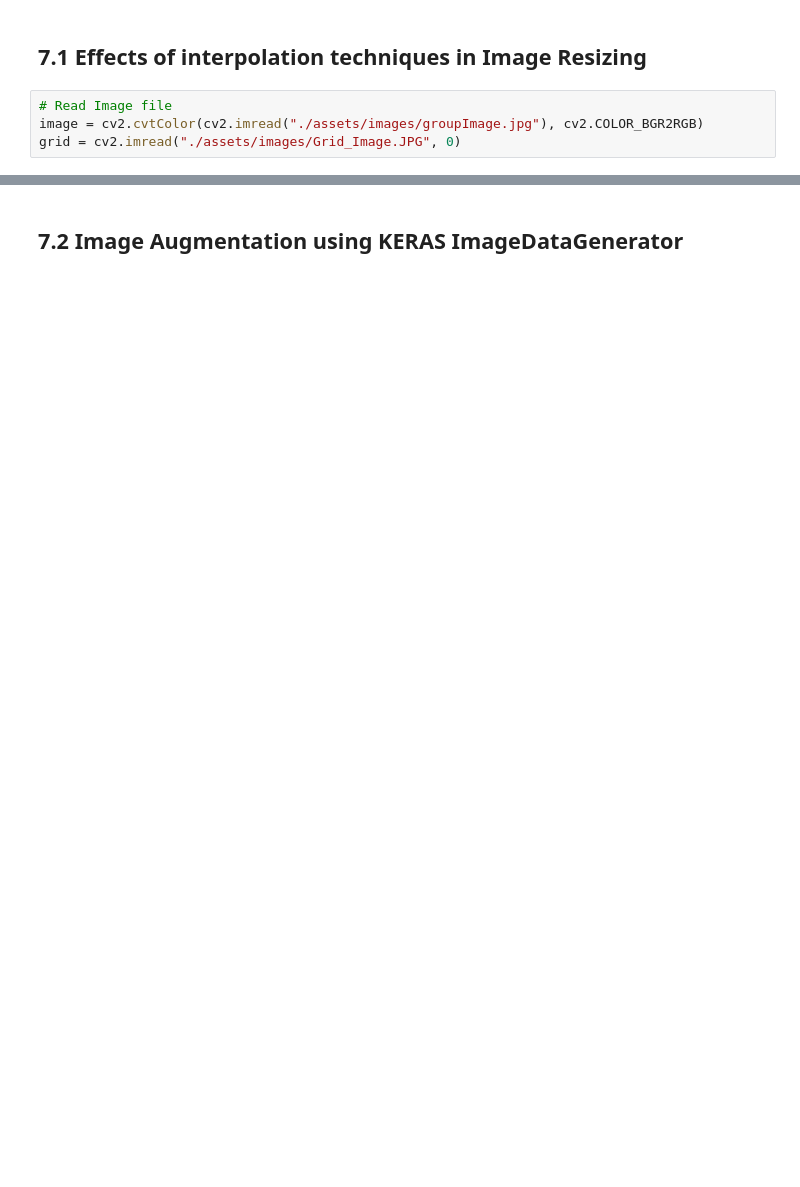
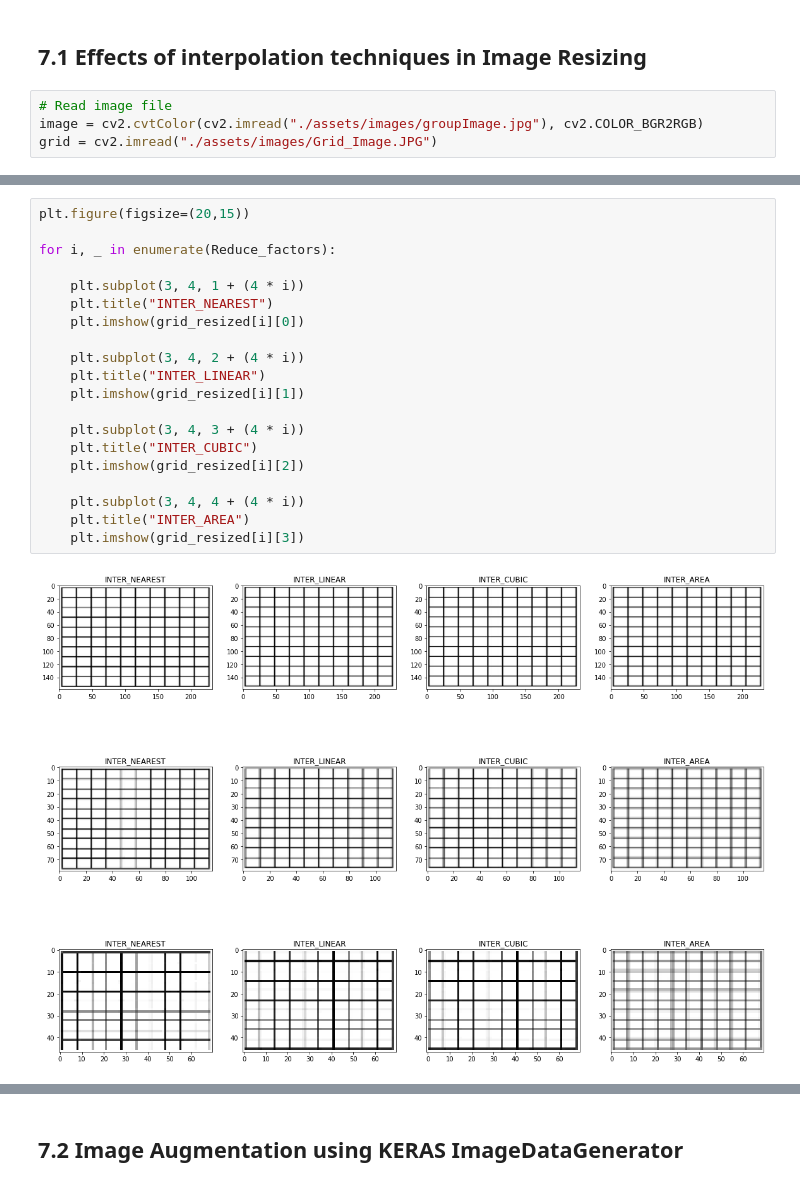
Before and after one commit to LittleLunar/image-processing-class, a Jupyter notebook: src/activity7.ipynb, the cells around one changed output, grey strips where cells are left out. Saved outputs shown, nothing was run; the diff lists cells and outputs as text; blank space fills up the shorter version.

```diff
--- a/src/activity7.ipynb
+++ b/src/activity7.ipynb
@@ -8,6 +12,6 @@ from matplotlib import pyplot as plt
 # %% [markdown]
 ## 7.1 Effects of interpolation techniques in Image Resizing
 # %%
-# Read Image file
+# Read image file
 image = cv2.cvtColor(cv2.imread("./assets/images/groupImage.jpg"), cv2.COLOR_BGR2RGB)
-grid = cv2.imread("./assets/images/Grid_Image.JPG", 0)
+grid = cv2.imread("./assets/images/Grid_Image.JPG")
@@ -24,0 +47,22 @@ inter_method = [cv2.INTER_NEAREST, cv2.INTER_LINEAR, cv2.INTER_CUBIC, cv2.INTER_
+# %%
+plt.figure(figsize=(20,15))
+
+for i, _ in enumerate(Reduce_factors):
+
+    plt.subplot(3, 4, 1 + (4 * i))
+    plt.title("INTER_NEAREST")
+    plt.imshow(grid_resized[i][0])
+
+    plt.subplot(3, 4, 2 + (4 * i))
+    plt.title("INTER_LINEAR")
+    plt.imshow(grid_resized[i][1])
+
+    plt.subplot(3, 4, 3 + (4 * i))
+    plt.title("INTER_CUBIC")
+    plt.imshow(grid_resized[i][2])
+
+    plt.subplot(3, 4, 4 + (4 * i))
+    plt.title("INTER_AREA")
+    plt.imshow(grid_resized[i][3])
+# %% [output]
+[figure, added]
```
Also changed, not shown: parts of 11 cells of this notebook.
